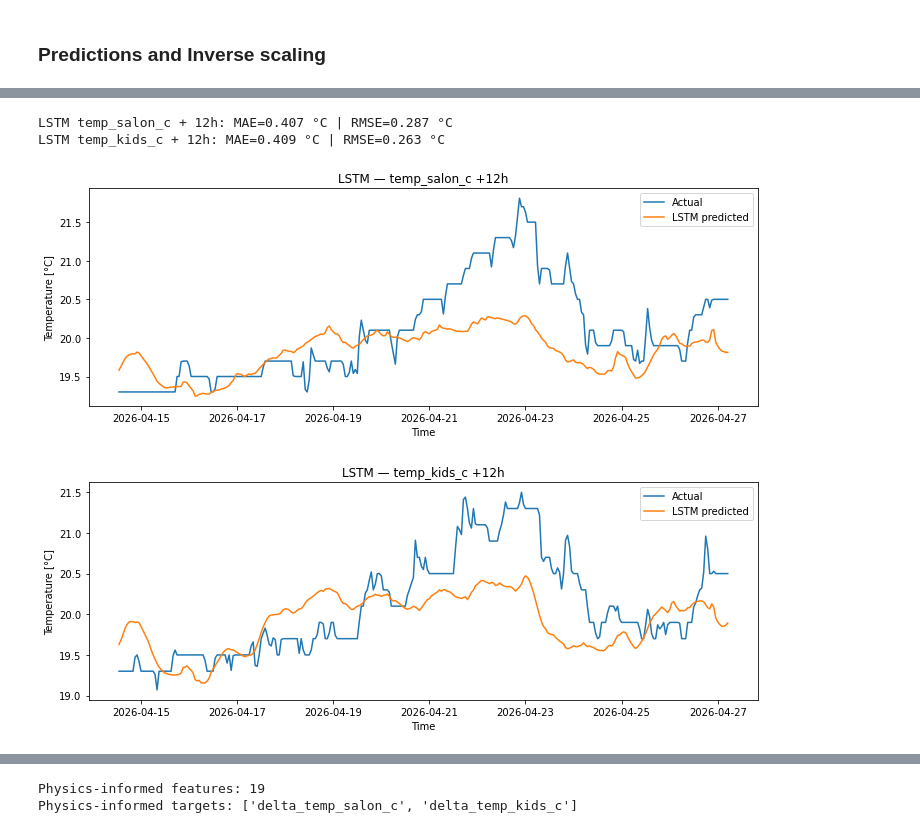
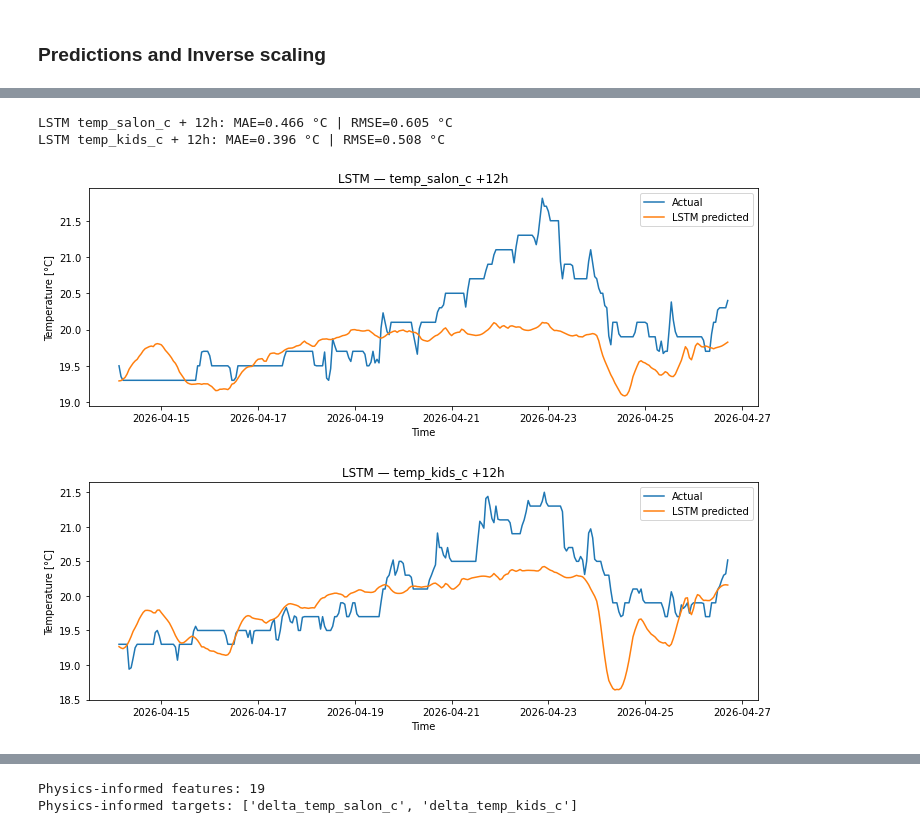
Before and after one commit to sotdousk/residential-thermal-digital-twin, a Jupyter notebook: notebooks/06_ml_temperature_prediction.ipynb, the cells around one changed output, grey strips where cells are left out. Saved outputs shown, nothing was run; the diff lists cells and outputs as text; code cells hidden in the pictures.

```diff
--- a/notebooks/06_ml_temperature_prediction.ipynb
+++ b/notebooks/06_ml_temperature_prediction.ipynb
@@ -148,7 +136,7 @@ def add_rolling_features(data: pd.DataFrame, columns, windows) -> pd.DataFrame:
     return out
 # %%
 feat = df.copy()
-horizon = 1
+horizon = 12
 
 feat["temp_diff_south"] = feat["temp_out_2_n_c"] - feat["temp_salon_c"]
 feat["temp_diff_north"] = feat["temp_out_1_b_c"] - feat["temp_salon_c"]
@@ -287,8 +250,8 @@ for target_col, current_col in baseline_map.items():
     y_true = y_test[target_col]
     y_pred = X_test[current_col]
 
-    mae = mean_absolute_error(y_true, y_pred)
-    rmse = mean_squared_error(y_true, y_pred)
+    mae_persistence = mean_absolute_error(y_true, y_pred)
+    rmse_persistence = np.sqrt(mean_squared_error(y_true, y_pred))
 
-    print(f"Persistence {target_col}: MAE={mae:.3f} °C | RMSE={rmse:.3f} °C")
+    print(f"Persistence {target_col}: MAE={mae_persistence:.3f} °C | RMSE={rmse_persistence:.3f} °C")
 # %% [output]
@@ -400,7 +328,7 @@ lstm_df["solar_proxy_temp_delta"] = (
 )
 
 lstm_df["temp_out_mean_c"] = (
-    lstm_df["temp_out_2_n_c"] - lstm_df["temp_out_1_b_c"]
+    lstm_df["temp_out_2_n_c"] + lstm_df["temp_out_1_b_c"]
 ) / 2
 
 lstm_df["salon_outdoor_delta"] = (
@@ -598,24 +526,27 @@ for i, target in enumerate(lstm_targets):
     y_true = actual_lstm[:, i]
     y_pred = pred_lstm[:, i]
 
-    mae = mean_absolute_error(y_true, y_pred)
-    rmse = mean_squared_error(y_true, y_pred)
+    mae_lstm = mean_absolute_error(y_true, y_pred)
+    rmse_lstm = np.sqrt(mean_squared_error(y_true, y_pred))
 
-    print(f"LSTM {target} + {horizon}h: MAE={mae:.3f} °C | RMSE={rmse:.3f} °C")
+    print(f"LSTM {target} + {horizon}h: MAE={mae_lstm:.3f} °C | RMSE={rmse_lstm:.3f} °C")
 # %% [output]
-LSTM temp_salon_c + 12h: MAE=0.407 °C | RMSE=0.287 °C
-LSTM temp_kids_c + 12h: MAE=0.409 °C | RMSE=0.263 °C
+LSTM temp_salon_c + 12h: MAE=0.466 °C | RMSE=0.605 °C
+LSTM temp_kids_c + 12h: MAE=0.396 °C | RMSE=0.508 °C
 # %%
 for i, target in enumerate(lstm_targets):
     plt.figure(figsize=(12, 4))
     plt.plot(test_times, actual_lstm[:, i], label="Actual")
     plt.plot(test_times, pred_lstm[:, i], label="LSTM predicted")
     plt.title(f"LSTM — {target} +{horizon}h")
     plt.xlabel("Time")
     plt.ylabel("Temperature [°C]")
     plt.legend()
+    room = target.split("_")[1]
+    full_path = f"../reports/figures/06_ml_temperature_prediction/LSTM_{room}.png"
+    plt.savefig(full_path, dpi=300, facecolor='white')
     plt.show()
 # %% [output]
-[figure, old version]
+[figure, new version]
-[figure, old version]
+[figure, new version]
 # %% [markdown]
```
Also changed, not shown: parts of 57 cells of this notebook, 12 other files.
